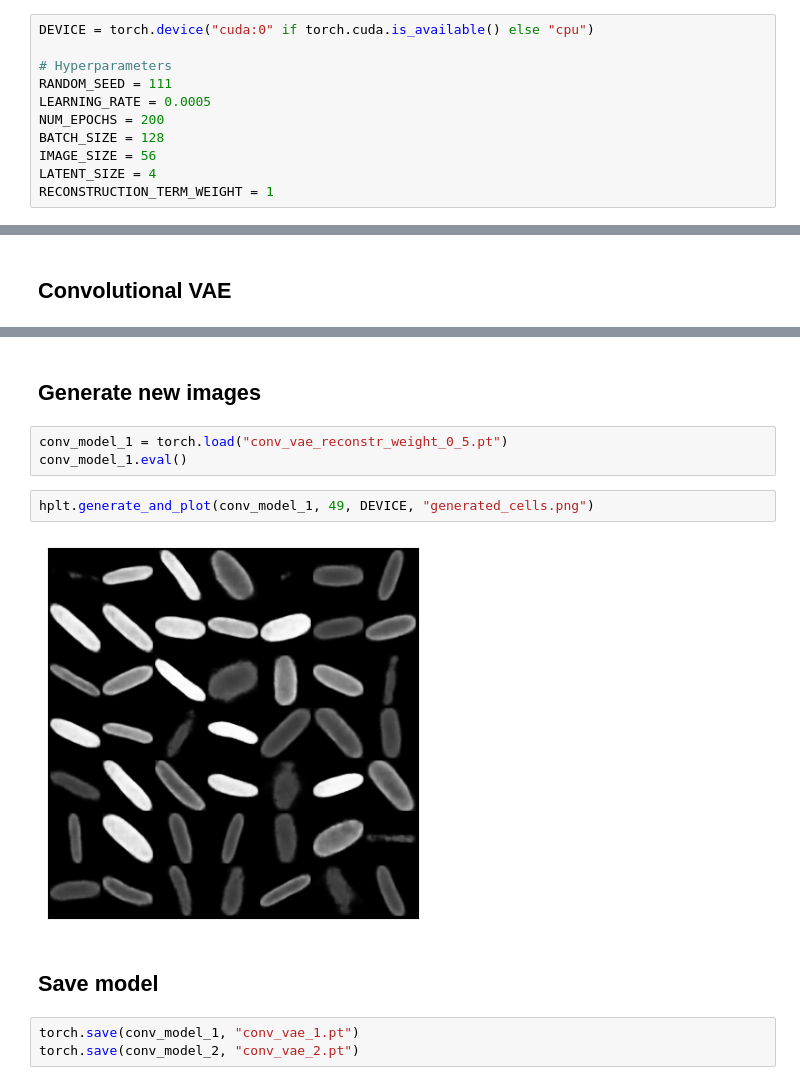
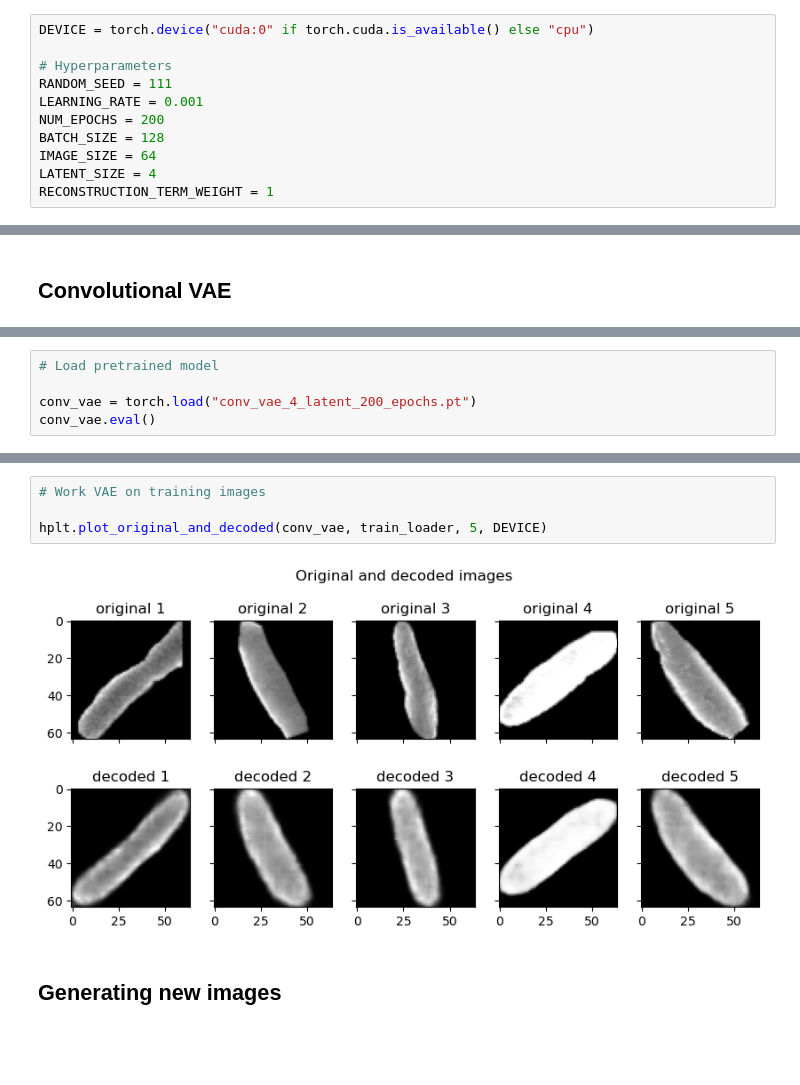
Before and after one commit to anghol/vae-cells, a Jupyter notebook: notebooks/vae_for_cells.ipynb, the cells around one changed output, grey strips where cells are left out. Cells and saved outputs as stored; diff of their text form; blank space fills up the shorter version.

```diff
--- a/notebooks/vae_for_cells.ipynb
+++ b/notebooks/vae_for_cells.ipynb
@@ -35,9 +32,9 @@ DEVICE = torch.device("cuda:0" if torch.cuda.is_available() else "cpu")
 
 # Hyperparameters
 RANDOM_SEED = 111
-LEARNING_RATE = 0.0005
+LEARNING_RATE = 0.001
 NUM_EPOCHS = 200
 BATCH_SIZE = 128
-IMAGE_SIZE = 56
+IMAGE_SIZE = 64
 LATENT_SIZE = 4
 RECONSTRUCTION_TERM_WEIGHT = 1
@@ -198,0 +117,5 @@ hplt.plot_original_and_decoded(conv_model_1, train_loader, 10, DEVICE)
+# %%
+# Load pretrained model
+
+conv_vae = torch.load("conv_vae_4_latent_200_epochs.pt")
+conv_vae.eval()
@@ -199,14 +140,8 @@ hplt.plot_original_and_decoded(conv_model_1, train_loader, 10, DEVICE)
+# %%
+# Work VAE on training images
+
+hplt.plot_original_and_decoded(conv_vae, train_loader, 5, DEVICE)
+# %% [output]
+[figure, added]
 # %% [markdown]
-## Generate new images
+## Generating new images
-# %%
-conv_model_1 = torch.load("conv_vae_reconstr_weight_0_5.pt")
-conv_model_1.eval()
-# %%
-hplt.generate_and_plot(conv_model_1, 49, DEVICE, "generated_cells.png")
-# %% [output]
-[figure, removed]
-# %% [markdown]
-## Save model
-# %%
-torch.save(conv_model_1, "conv_vae_1.pt")
-torch.save(conv_model_2, "conv_vae_2.pt")
```
Also changed, not shown: parts of 39 cells of this notebook, 12 other files.
